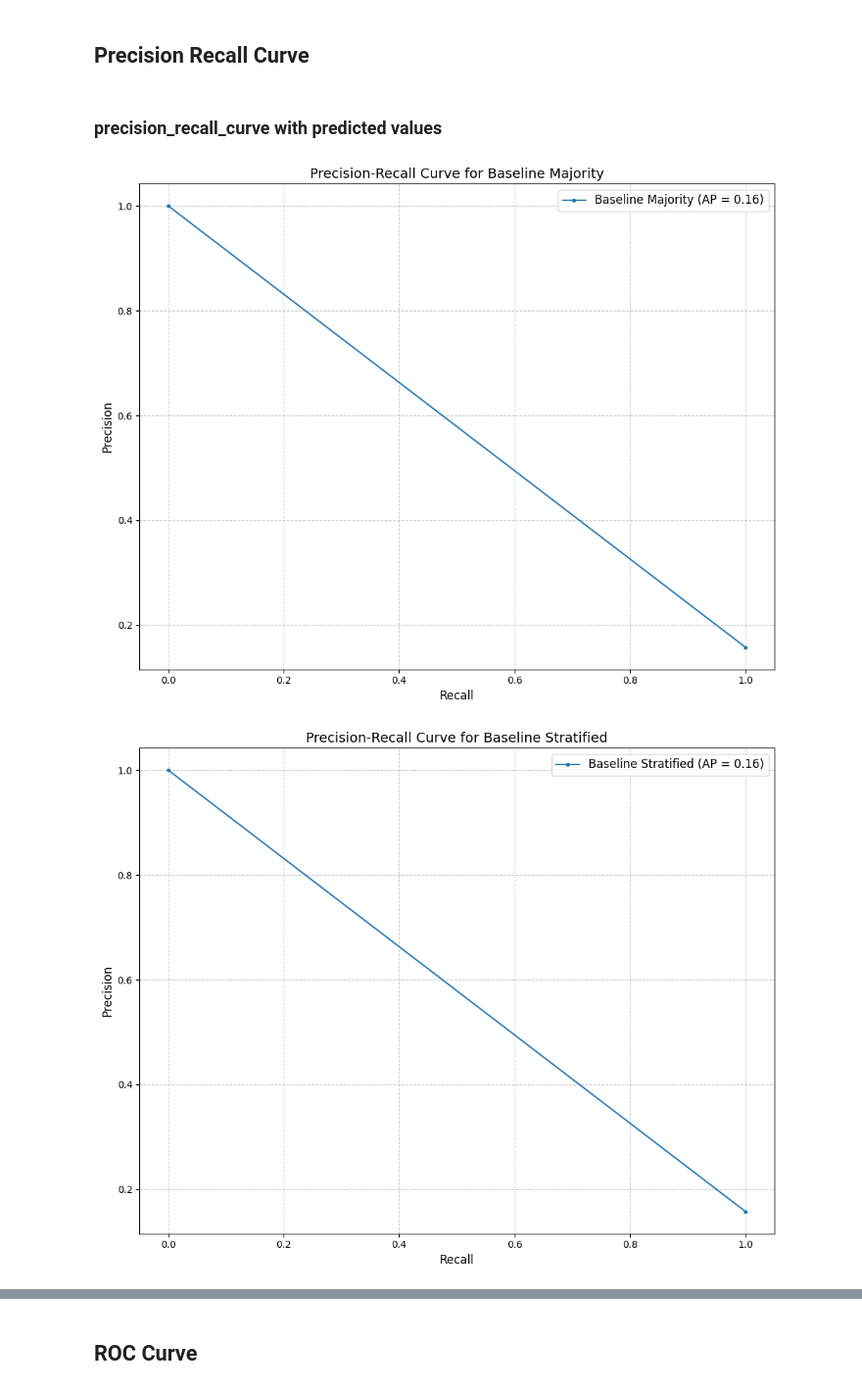
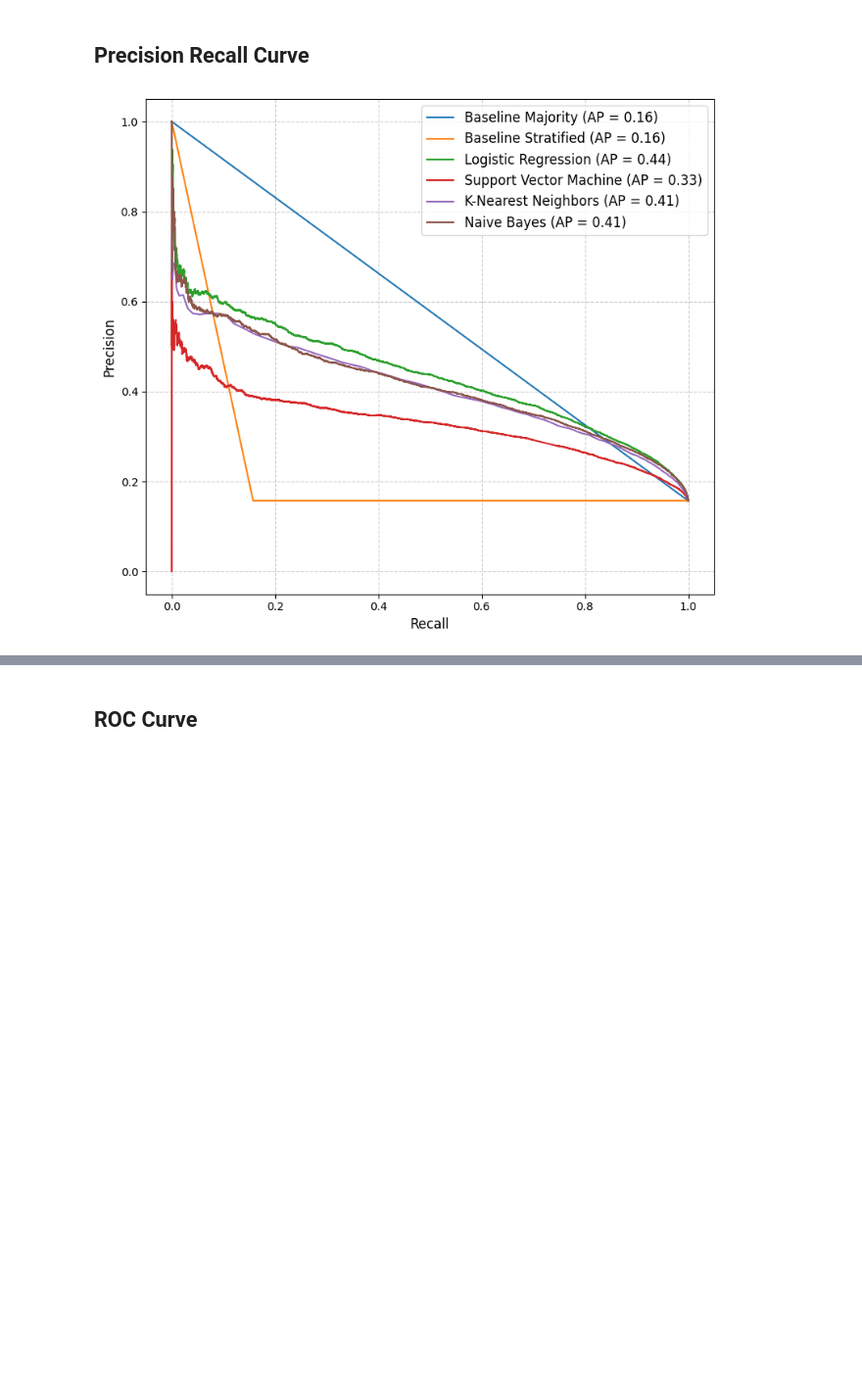
Before and after one commit to benediktpri/ie500_data_mining_project, a Jupyter notebook: notebooks/evaluation.ipynb, the cells around one changed output, grey strips where cells are left out. Shown at 98% size. Drawn from its saved outputs; the diff is of its cells as text; code cells hidden in the pictures; blank space fills up the shorter version.

```diff
--- a/notebooks/evaluation.ipynb
+++ b/notebooks/evaluation.ipynb
@@ -36,16 +34,19 @@ y_test shape: (50229,)
 # %%
 # logistic regression
 lr_model_filename = (
-    "../models/logistic_regression/lr_model_sampling_f1_20241126_104401.pkl"
+    "../models/logistic_regression/lg_model_cv_sampling_pca20241129_165533.pkl"
 )
 logistic_regression = joblib.load(lr_model_filename)
 
 # naive bayes
+naive_bayes_filename = (
+    "../models/naive_bayes/nb_model_cv_f1_20241129_111525.pkl"
+)
+naive_bayes = joblib.load(naive_bayes_filename)
 
 # support vector machine
 svm_model_filename = "../models/support_vector_machine/svm_model__with-probability_full-data__20241127_155642.pkl"
 svm = joblib.load(svm_model_filename)
-
 
 # decision tree
 
@@ -61,7 +62,7 @@ nc = joblib.load(nc_filename)
 bl_model_filename = "../models/baseline/bl_model_majority20241126_120730.pkl"
 bl_majority = joblib.load(bl_model_filename)
 
-bl_model_strat_filename = "../models/baseline/bl_model_majority20241126_120730.pkl"
+bl_model_strat_filename = "../models/baseline/bl_model_stratified20241126_122432.pkl"
 bl_stratified = joblib.load(bl_model_strat_filename)
 
 
@@ -73,5 +74,6 @@ model_dict = {
     "Support Vector Machine": svm,
     "K-Nearest Neighbors": knn,
     "Nearest Centroid": nc,
+    "Naive Bayes": naive_bayes
     # Add other models here
 }
@@ -84,7 +89,7 @@ for model_name, model in model_dict.items():
     X_test = X_test
     y_test_pred = model.predict(X_test)
 
-    report = classification_report(y_test, y_test_pred, digits=4)
+    report = classification_report(y_test, y_test_pred, digits=4, zero_division=0)
     print(f"\n=== Model: {model_name} ===\n")
     print("Classification Report:\n", report)
     accuracy = accuracy_score(y_test, y_test_pred)
@@ -132,7 +137,7 @@ metrics_list = []  # Temporary list to store rows before creating the final Data
 
 for model_name, model in model_dict.items():
     y_test_pred = model.predict(X_test)
-    report = classification_report(y_test, y_test_pred, digits=4, output_dict=True)
+    report = classification_report(y_test, y_test_pred, digits=4, output_dict=True, zero_division=0)
     accuracy = accuracy_score(y_test, y_test_pred)
     tn, fp, fn, tp = confusion_matrix(y_test, y_test_pred).ravel()
     specificity = tn / (tn + fp)  # Specificity calculation
@@ -212,28 +230,40 @@ for model_name, model in model_dict.items():
 # %% [markdown]
 ## Precision Recall Curve
-# %% [markdown]
-### precision_recall_curve with predicted values
 # %%
 from sklearn.metrics import precision_recall_curve, average_precision_score
 import matplotlib.pyplot as plt
 
+# Initialize a figure
+plt.figure(figsize=(8, 7))
+
+# Iterate over models and plot their Precision-Recall curves on the same plot
 for model_name, model in model_dict.items():
-    y_test_pred = model.predict(X_test)
+    # Use predict_proba to get probabilities for the positive class
+    if hasattr(model, "predict_proba"):
+        y_test_proba = model.predict_proba(X_test)[:, 1]  # Use probabilities for the positive class
+    else:
+        # Fallback to decision_function if predict_proba is unavailable
+        try:
+            y_test_proba = model.decision_function(X_test)
+        except:
+            continue
 
-    # Calculate precision, recall, and thresholds
-    precision, recall, thresholds = precision_recall_curve(y_test, y_test_pred)
-    average_precision = average_precision_score(y_test, y_test_pred)
+    # Compute precision, recall, and average precision
+    precision, recall, _ = precision_recall_curve(y_test, y_test_proba)
+    avg_precision = average_precision_score(y_test, y_test_proba)
 
-    # Plot the precision-recall curve
-    plt.figure(figsize=(10, 8))
-    plt.plot(recall, precision, marker='.', label=f'{model_name} (AP = {average_precision:.2f})')
-    plt.xlabel('Recall', fontsize=12)
-    plt.ylabel('Precision', fontsize=12)
-    plt.title(f'Precision-Recall Curve for {model_name}', fontsize=14)
-    plt.legend(fontsize=12)
-    plt.grid(alpha=0.6, linestyle='--')
-    plt.tight_layout()
-    plt.show()
+    # Plot the Precision-Recall curve with AP in the label
+    plt.plot(recall, precision, label=f"{model_name} (AP = {avg_precision:.2f})")
+
+# Add plot customizations
+# plt.title("2-Class Precision-Recall Curve", fontsize=14)
+plt.xlabel('Recall', fontsize=12)
+plt.ylabel('Precision', fontsize=12)
+plt.grid(alpha=0.6, linestyle='--')
+plt.legend(fontsize=12)
+plt.tight_layout()
+
+# Display the combined plot
+plt.show()
 # %% [output]
-[figure, old version]
+[figure, new version]
-[figure, removed]
```
Also changed, not shown: parts of 13 cells of this notebook.
